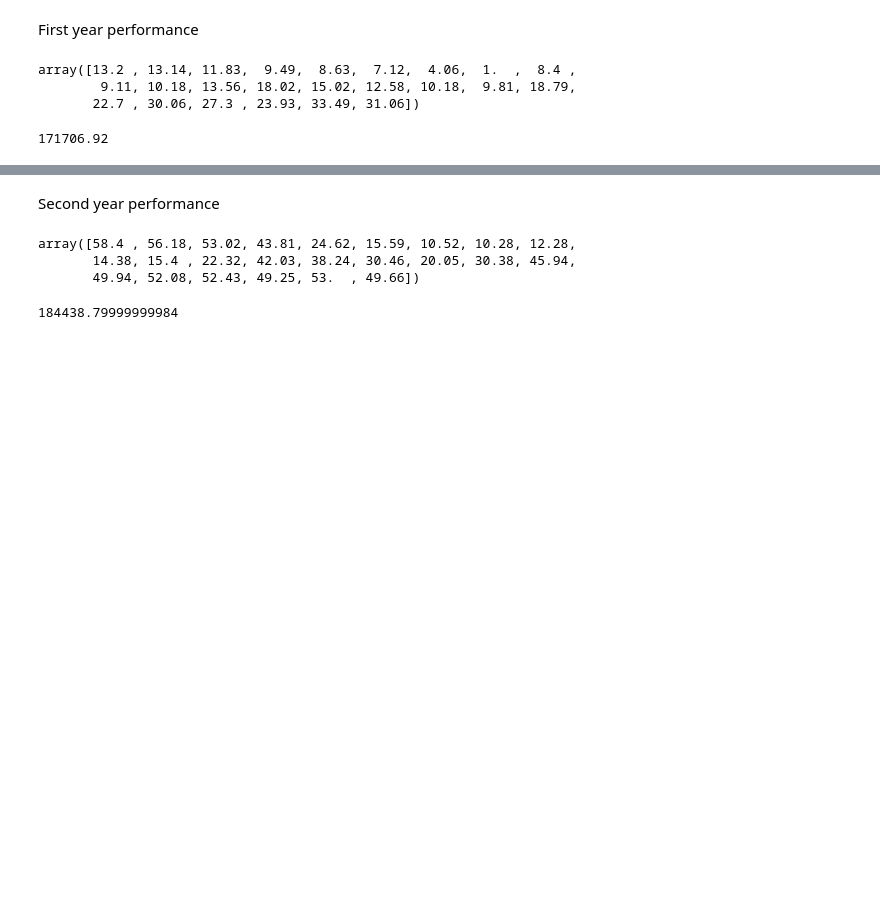
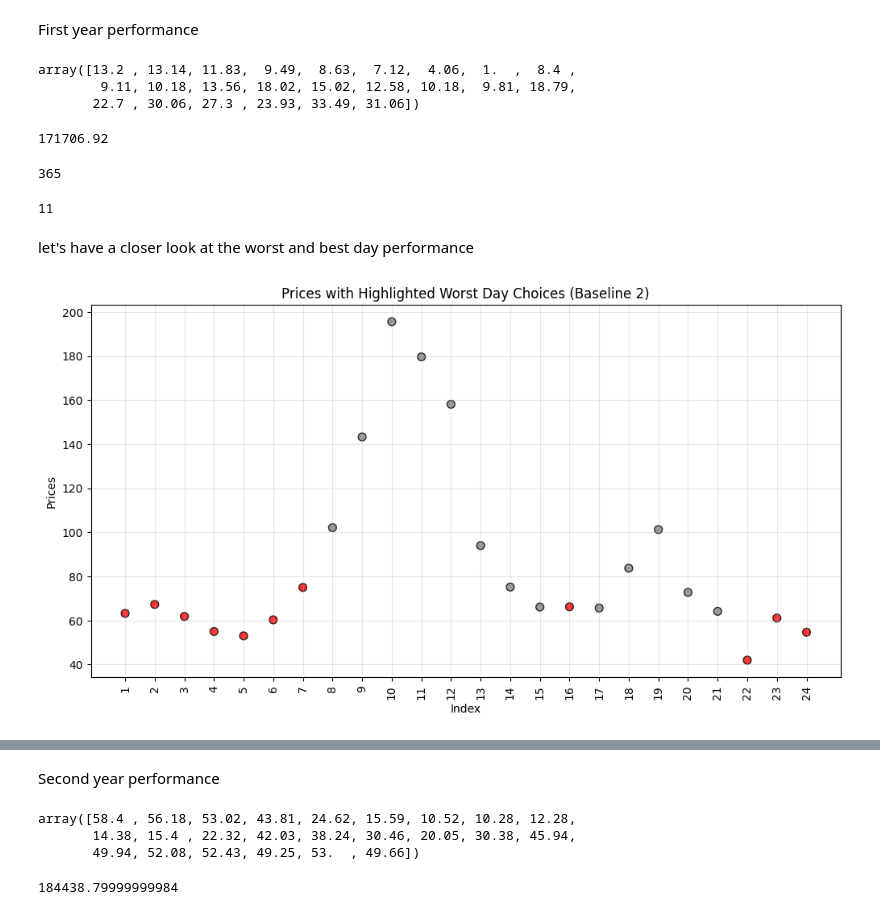
Before and after one commit to kiarakitana/RL_project, a Jupyter notebook: analysis&baseline.ipynb, the cells around one changed output, grey strips where cells are left out. Drawn from its saved outputs; the diff is of its cells as text; code cells hidden in the pictures; blank space fills up the shorter version.

```diff
--- a/analysis&baseline.ipynb
+++ b/analysis&baseline.ipynb
@@ -367,7 +340,38 @@ daily_spending = [
 sum(daily_spending)
 # %% [output]
 171706.92
-# %%
-hourly_columns = [col for col in first_year.columns if col.startswith('Hour')]
-first_year_arr = first_year[hourly_columns].to_numpy()
-first_year_arr[0]
+# %%
+first_year_daily = np.sum(first_year_arr, axis=1)
+len(first_year_daily)
+# %% [output]
+365
+# %%
+worst_day = np.argmax(first_year_daily)
+best_day = np.argmin(first_year_daily)
+worst_day
+# %% [output]
+11
+# %% [markdown]
+let's have a closer look at the worst and best day performance
+# %%
+def show_given_day_choices(arr, day, choices, day_name):
+    indices = arr[day][choices[day].astype(int)]
+    colors = ['red' if price in indices else 'gray' for price in arr[day]]
+
+    # Plot the data
+    plt.figure(figsize=(12, 6))
+    plt.scatter(range(1, len(arr[day]) + 1), arr[day], c=colors, edgecolor='black', s=50, alpha=0.8)
+
+    # Add labels and title
+    plt.xlabel("Index")
+    plt.ylabel("Prices")
+    plt.title(f"Prices with Highlighted {day_name} Day Choices (Baseline 2)")
+    plt.grid(alpha=0.3)
+    plt.xticks(ticks=range(1, len(arr[day]) + 1), labels=range(1, len(arr[day]) + 1), rotation=90)
+
+    # Show the plot
+    plt.show()
+# %%
+show_given_day_choices(first_year_arr, worst_day, hours_when_bought, 'Worst')
+# %% [output]
+[figure, added]
```
Also changed, not shown: parts of 17 cells of this notebook, 8 other files.
